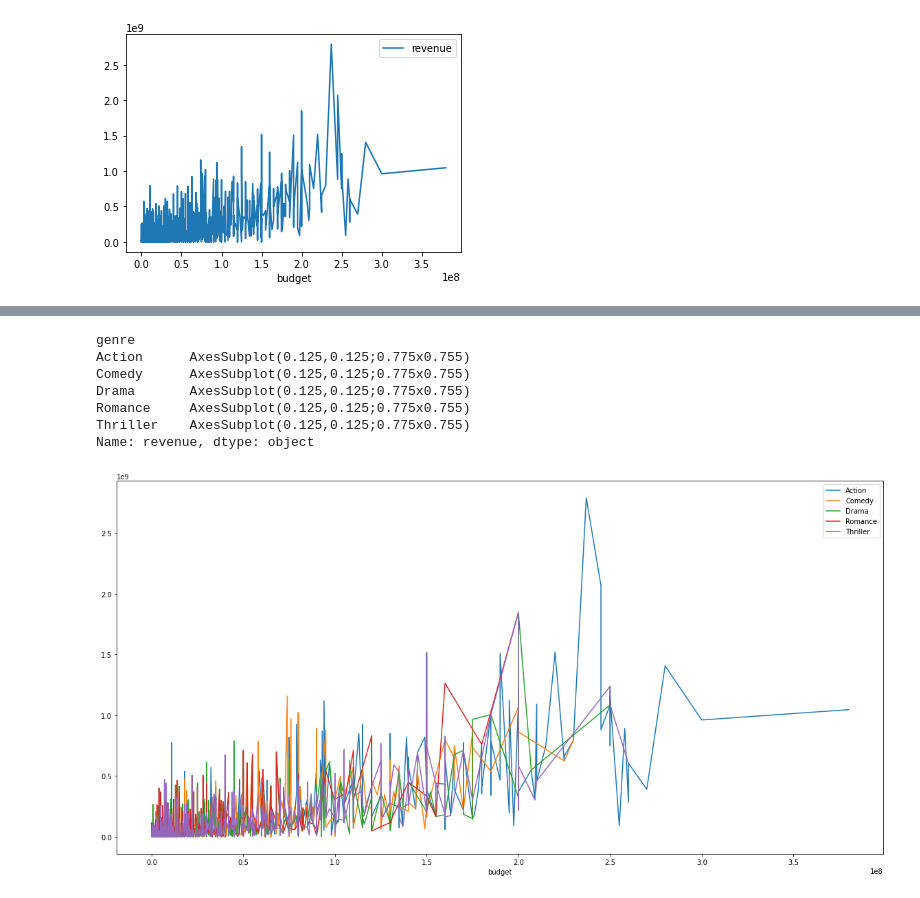
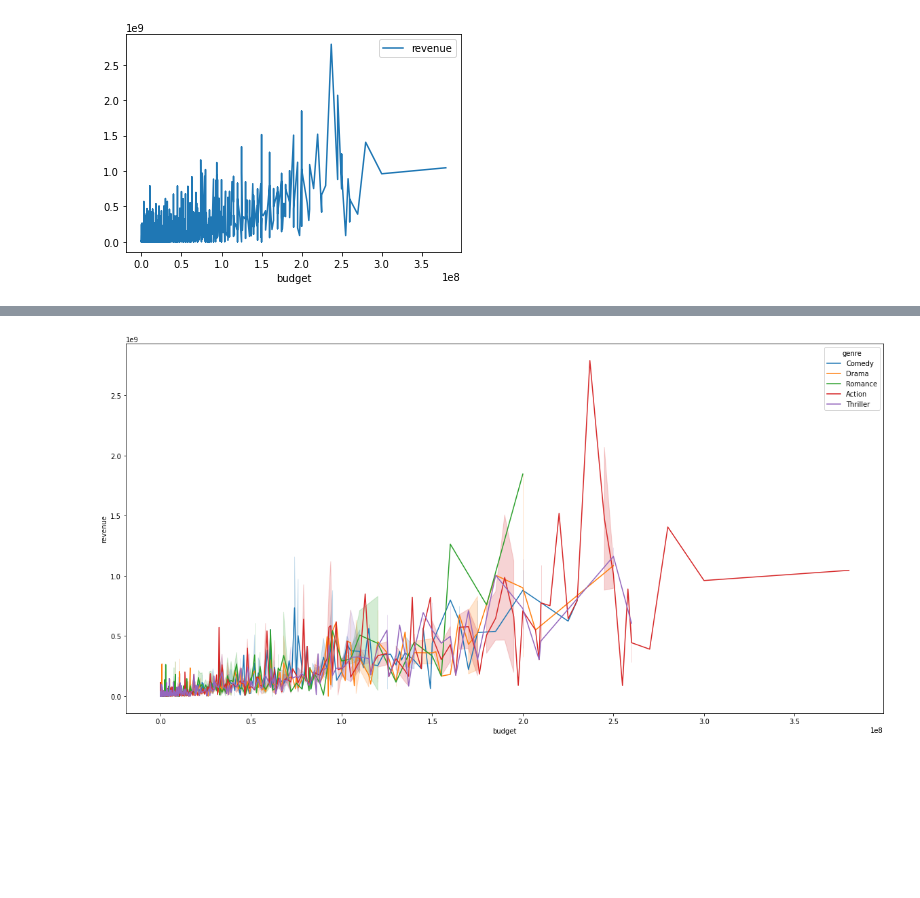
Before and after one commit to adi-benz/movies-rating-analysis, a Jupyter notebook: analysis.ipynb, the cells around one changed output, grey strips where cells are left out. Drawn from its saved outputs; the diff is of its cells as text; code cells hidden in the pictures; blank space fills up the shorter version.

```diff
--- a/analysis.ipynb
+++ b/analysis.ipynb
@@ -10,0 +57,2 @@ movies_metadata = movies_metadata.astype({'budget': int, 'revenue':int})
+# %%
+movies_metadata = pd.read_csv('movies-dataset/movies_metadata.csv', parse_dates=['release_date'])
@@ -48,24 +235,21 @@ a = plt.pie(genres_count, labels=labels)
 # %%
 a = movies_genres[['budget', 'revenue', 'genre']]
 a = a[a['genre'].isin(top_genres[:5])]
-a = a.astype({'budget': int, 'revenue':int}, errors='ignore')
+# a = a.astype({'budget': int, 'revenue':int}, errors='ignore')
 a = a[a['revenue'] > 0]
 a = a[a['budget'] > 0]
 
 # a.groupby('genre')
-a = a.sort_values('budget')
-a.set_index('budget', inplace=True)
+# a = a.sort_values('budget')
+# a.set_index('budget', inplace=True)
 plt.figure(figsize=(20, 10))
-a.groupby('genre')['revenue'].plot(legend='true')
+# a.groupby('genre')['revenue'].plot(legend='true')
+
+# sns.displot(data=a, x='budget', hue='genre', y='revenue', kind='kde')
+sns.lineplot(data=a,  x='budget', hue='genre', y='revenue')
+plt.show()
 # %% [output]
-genre
-Action      AxesSubplot(0.125,0.125;0.775x0.755)
-Comedy      AxesSubplot(0.125,0.125;0.775x0.755)
-Drama       AxesSubplot(0.125,0.125;0.775x0.755)
-Romance     AxesSubplot(0.125,0.125;0.775x0.755)
-Thriller    AxesSubplot(0.125,0.125;0.775x0.755)
-Name: revenue, dtype: object
-[figure, old version]
+[figure, new version]
 # %%
 import json
 
```
Also changed, not shown: parts of 32 cells of this notebook.
